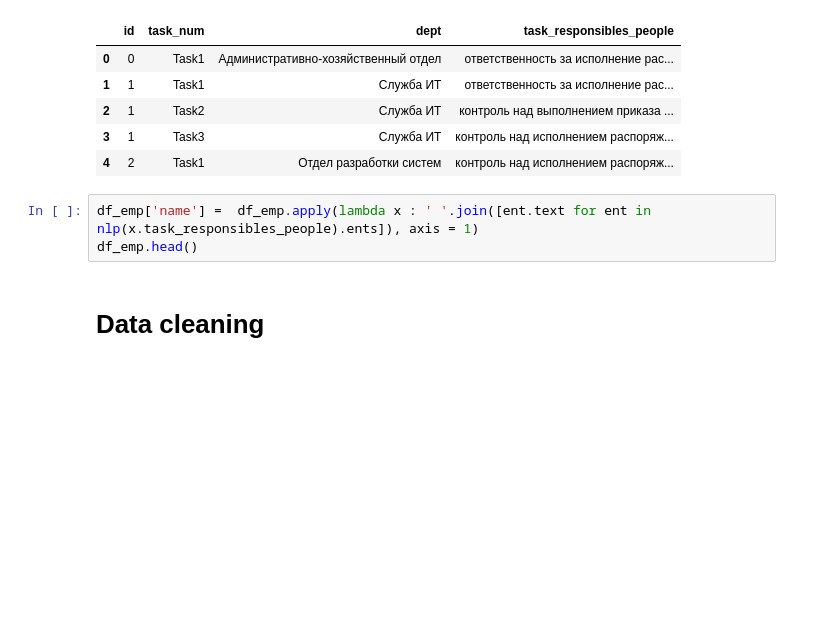
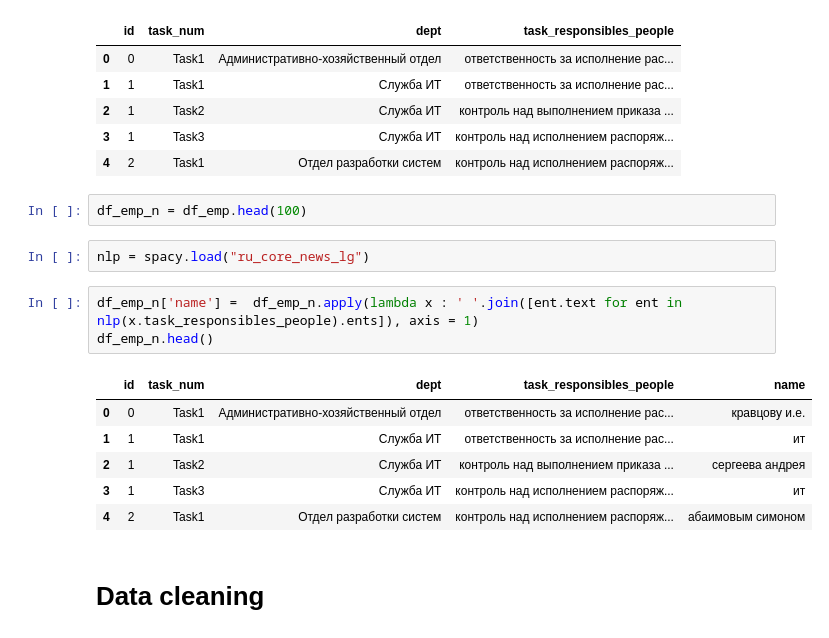
Before and after one commit to Somertonman/hackathon_2023, a Jupyter notebook: graph_org.ipynb, the cells around one changed output. Cells and saved outputs as stored; diff of their text form; blank space fills up the shorter version.

```diff
--- a/graph_org.ipynb
+++ b/graph_org.ipynb
@@ -158,9 +156,20 @@ df_emp.head()
 | 2 | 1 | Task2 | Служба ИТ | контроль над выполнением приказа ... |
 | 3 | 1 | Task3 | Служба ИТ | контроль над исполнением распоряж... |
 | 4 | 2 | Task1 | Отдел разработки систем | контроль над исполнением распоряж... |
+# %%
+df_emp_n = df_emp.head(100)
+# %%
+nlp = spacy.load("ru_core_news_lg")
 # %%
-df_emp['name'] =  df_emp.apply(lambda x : ' '.join([ent.text for ent in nlp(x.task_responsibles_people).ents]), axis = 1)
-df_emp.head()
+df_emp_n['name'] =  df_emp_n.apply(lambda x : ' '.join([ent.text for ent in nlp(x.task_responsibles_people).ents]), axis = 1)
+df_emp_n.head()
+# %% [output]
+|  | id | task_num | dept | task_responsibles_people | name |
+| 0 | 0 | Task1 | Административно-хозяйственный отдел | ответственность за исполнение рас... | кравцову и.е. |
+| 1 | 1 | Task1 | Служба ИТ | ответственность за исполнение рас... | ит |
+| 2 | 1 | Task2 | Служба ИТ | контроль над выполнением приказа ... | сергеева андрея |
+| 3 | 1 | Task3 | Служба ИТ | контроль над исполнением распоряж... | ит |
+| 4 | 2 | Task1 | Отдел разработки систем | контроль над исполнением распоряж... | абаимовым симоном |
 # %% [markdown]
 # Data cleaning
 # %%
```
Also changed, not shown: parts of 39 cells of this notebook.
